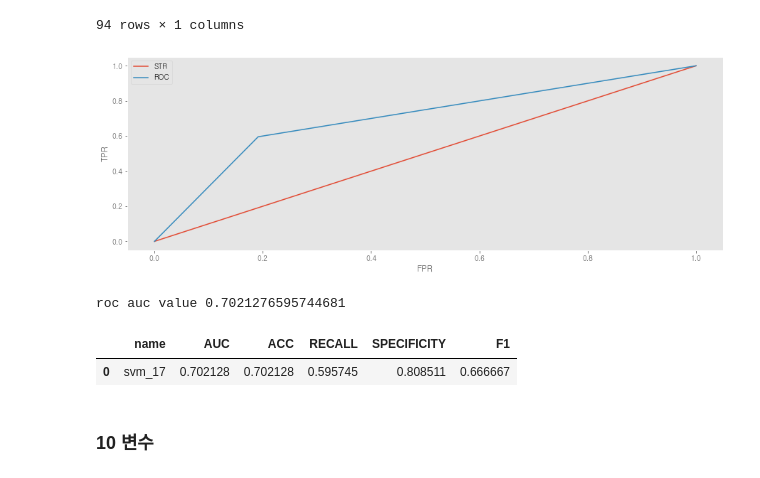
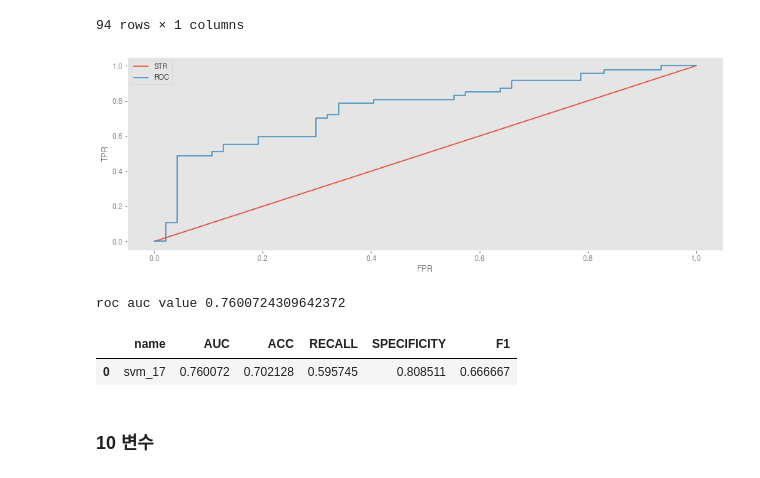
Before and after one commit to bub3690/22-1_multivariate, a Jupyter notebook: final_project/Classification-Statistics.ipynb, the cells around one changed output. Saved outputs shown, nothing was run; the diff lists cells and outputs as text; code cells hidden in the pictures.

```diff
--- a/final_project/Classification-Statistics.ipynb
+++ b/final_project/Classification-Statistics.ipynb
@@ -740,27 +740,27 @@ y_test
 # %%
 # roc curve
 from sklearn.metrics import roc_curve
 #레이블 1일때 예측 확률
-pred_positive_label=model_best_svm.predict(x_test_stat_svm)
+pred_positive_label=model_best_svm.predict_proba(x_test_stat_svm)[:,1]
 fprs,tprs,thresholds = roc_curve(y_test,pred_positive_label)
 precisions,recalls,thresholds = roc_curve(y_test,pred_positive_label)
 
 
 plt.figure(figsize=(15,5))
 
 #diagonal
 plt.plot([0,1],[0,1],label='STR')
 
 #ROC
 
 plt.plot(fprs,tprs,label='ROC')
 plt.xlabel('FPR')
 plt.ylabel('TPR')
 plt.legend()
 plt.grid()
 plt.show()
 # %% [output]
-[figure, old version]
+[figure, new version]
 # %%
 # auc score
 
@@ -768,7 +768,7 @@ from sklearn.metrics import roc_auc_score
 
 print('roc auc value {}'.format(roc_auc_score(y_test,pred_positive_label) ))
 # %% [output]
-roc auc value 0.7021276595744681
+roc auc value 0.7600724309642372
 # %%
 auc=roc_auc_score(y_test,pred_positive_label)
 accuracy = accuracy_score(y_true=y_test,y_pred=predicted)
@@ -796,7 +796,7 @@ test_svm.columns=['name','AUC','ACC','RECALL','SPECIFICITY','F1']
 test_svm
 # %% [output]
 |  | name | AUC | ACC | RECALL | SPECIFICITY | F1 |
-| 0 | svm_17 | 0.702128 | 0.702128 | 0.595745 | 0.808511 | 0.666667 |
+| 0 | svm_17 | 0.760072 | 0.702128 | 0.595745 | 0.808511 | 0.666667 |
 # %% [markdown]
 ### 10 변수
 # %%
```
Also changed, not shown: parts of 7 cells of this notebook, 6 other files.
